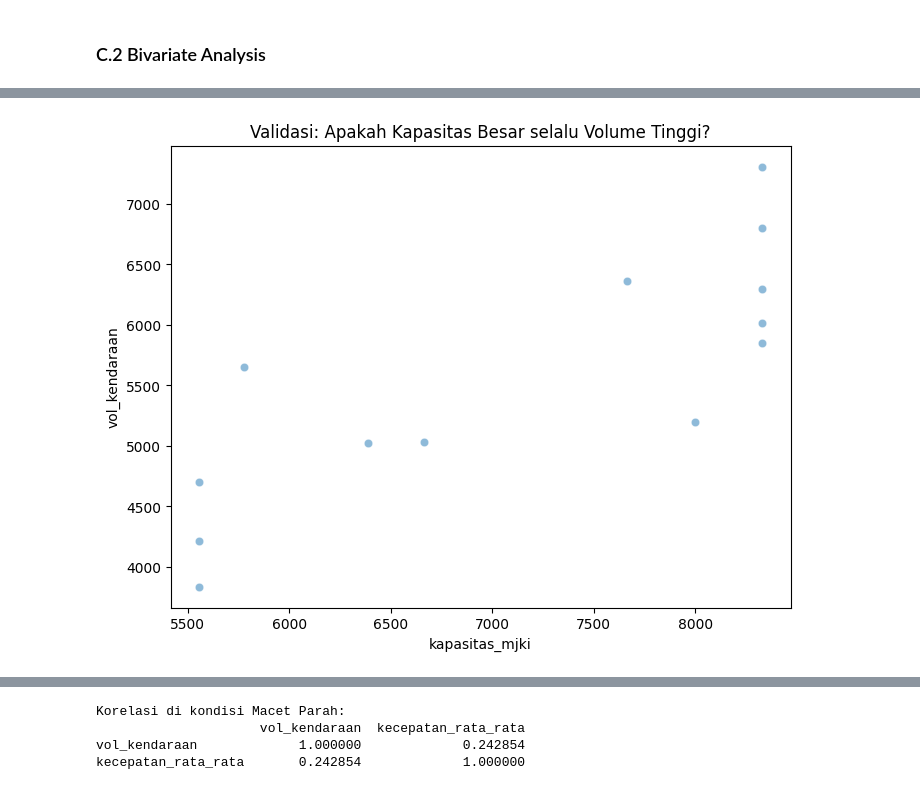
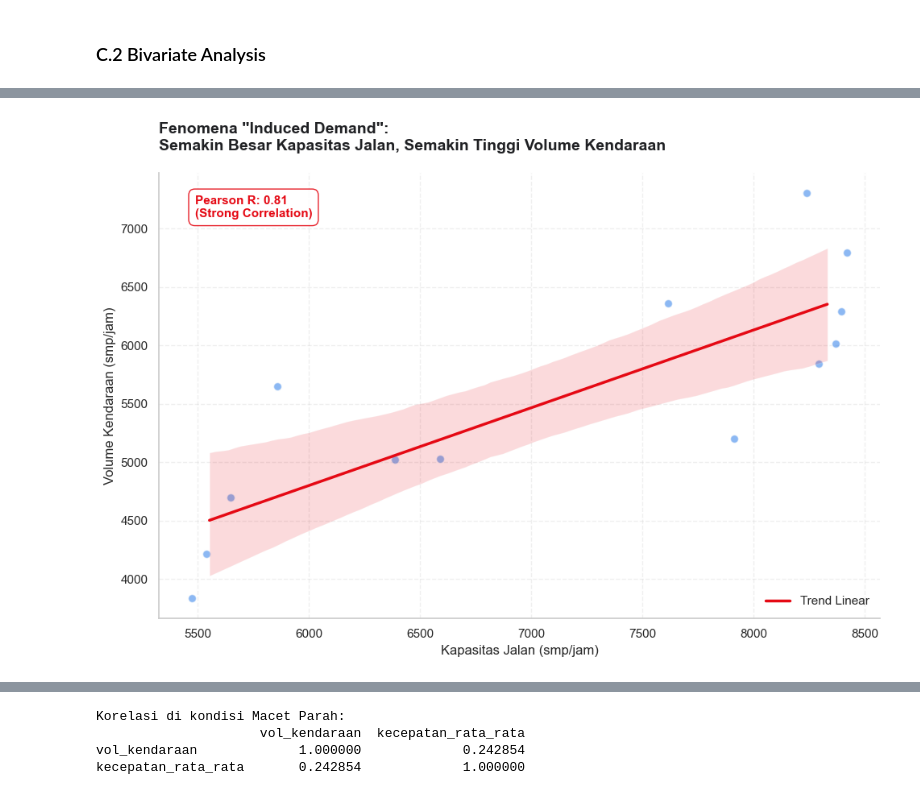
Before and after one commit to ghatpreneur/Data-Analytics-Project, a Jupyter notebook: Traffic Level of Service/Surabaya.ipynb, the cells around one changed output, grey strips where cells are left out. Saved outputs shown, nothing was run; the diff lists cells and outputs as text; code cells hidden in the pictures.

```diff
--- a/Traffic Level of Service/Surabaya.ipynb
+++ b/Traffic Level of Service/Surabaya.ipynb
@@ -295,9 +433,42 @@ plt.show()
 # %%
-# Cek hubungan Volume vs Kapasitas (Korelasi 0.81)
-plt.figure(figsize=(8, 6))
-sns.scatterplot(data=df_clean, x='kapasitas_mjki', y='vol_kendaraan', alpha = 0.5)
-plt.title('Validasi: Apakah Kapasitas Besar selalu Volume Tinggi?')
+plt.figure(figsize=(10, 7))
+
+# PLOTTING
+# x_jitter=100: Memberikan "getaran" acak pada sumbu X.
+# Ini PENTING untuk data kapasitas yang nilainya diskrit (misal: 2000, 4000).
+# Tanpa jitter, ribuan data akan terlihat hanya seperti beberapa garis lurus vertikal.
+ax = sns.regplot(data=df_clean,
+                 x='kapasitas_mjki',
+                 y='vol_kendaraan',
+                 x_jitter=100,      #  Trik visualisasi agar kepadatan data terlihat
+                 scatter_kws={'alpha': 0.5, 's': 50, 'color': '#1A73E8', 'edgecolor': 'w'},
+                 line_kws={'color': '#E50914', 'linewidth': 2.5, 'label': 'Trend Linear'})
+
+# HITUNG STATISTIK MENGGUNAKAN FUNGSI CORR()
+r_value = df_clean['vol_kendaraan'].corr(df_clean['kapasitas_mjki'])
+
+
+# Jika R > 0.7 disebut "Strong", jika < 0.3 "Weak"
+strength = "Strong" if abs(r_value) > 0.7 else "Moderate"
+text_stats = f'Pearson R: {r_value:.2f}\n({strength} Correlation)'
+
+plt.text(0.05, 0.9, text_stats, transform=ax.transAxes,
+         fontsize=11, fontweight='bold', color='#E50914',
+         bbox=dict(facecolor='white', alpha=0.9, edgecolor='#E50914', boxstyle='round,pad=0.5'))
+
+# Judul yang menjelaskan fenomena, bukan sekadar nama kolom
+plt.title('Fenomena "Induced Demand":\nSemakin Besar Kapasitas Jalan, Semakin Tinggi Volume Kendaraan',
+          fontsize=14, fontweight='bold', loc='left', pad=20, color='#202124')
+
+plt.xlabel('Kapasitas Jalan (smp/jam)')
+plt.ylabel('Volume Kendaraan (smp/jam)')
+
+#  FINISHING
+sns.despine()
+plt.grid(True, linestyle='--', alpha=0.3)
+plt.legend(frameon=False, loc='lower right')
+plt.tight_layout()
 plt.show()
 # %% [output]
-[figure, old version]
+[figure, new version]
 # %%
```
Also changed, not shown: parts of 20 cells of this notebook.
